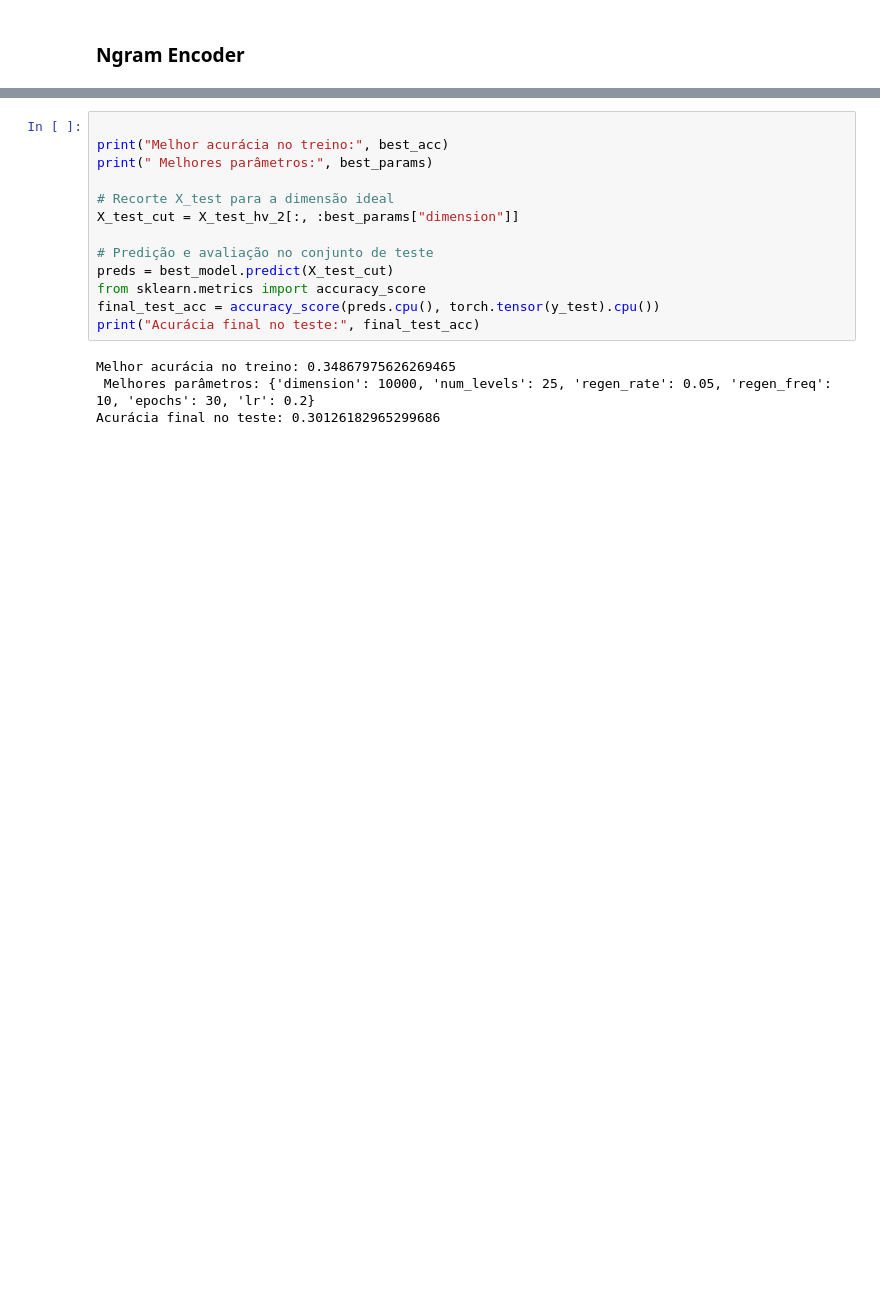
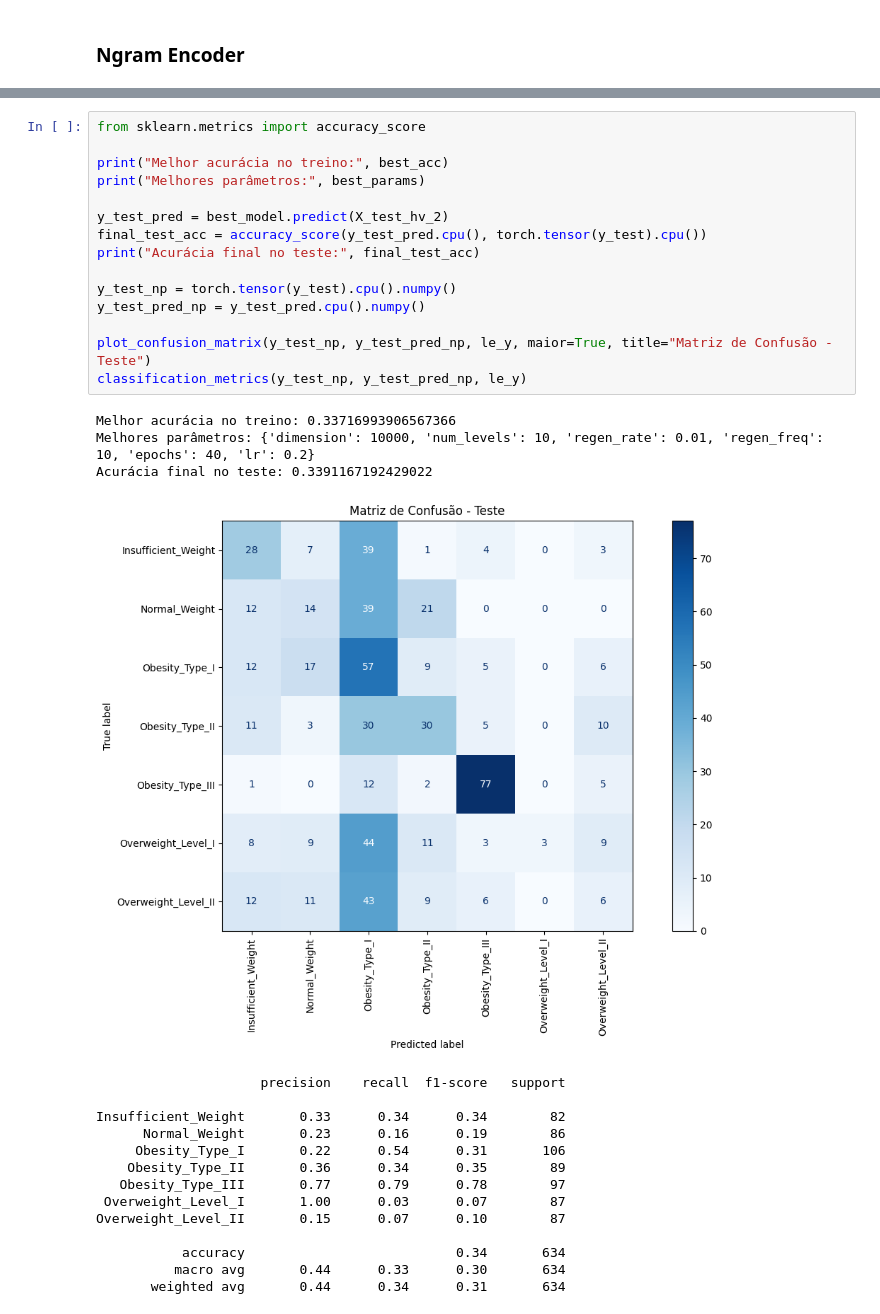
Before and after one commit to Camila-Ferr/Wizard_Green_AI, a Jupyter notebook: notebooks/Dataset1.ipynb, the cells around one changed output, grey strips where cells are left out. Saved outputs shown, nothing was run; the diff lists cells and outputs as text; blank space fills up the shorter version.

```diff
--- a/notebooks/Dataset1.ipynb
+++ b/notebooks/Dataset1.ipynb
@@ -446,18 +462,34 @@ best_model, best_params, best_acc = NeuralHD.grid_search_encoded(
 ... (60 outputs left out)
 # %%
+from sklearn.metrics import accuracy_score
 
 print("Melhor acurácia no treino:", best_acc)
-print(" Melhores parâmetros:", best_params)
+print("Melhores parâmetros:", best_params)
 
-# Recorte X_test para a dimensão ideal
-X_test_cut = X_test_hv_2[:, :best_params["dimension"]]
+y_test_pred = best_model.predict(X_test_hv_2)
+final_test_acc = accuracy_score(y_test_pred.cpu(), torch.tensor(y_test).cpu())
+print("Acurácia final no teste:", final_test_acc)
 
-# Predição e avaliação no conjunto de teste
-preds = best_model.predict(X_test_cut)
-from sklearn.metrics import accuracy_score
-final_test_acc = accuracy_score(preds.cpu(), torch.tensor(y_test).cpu())
-print("Acurácia final no teste:", final_test_acc)
+y_test_np = torch.tensor(y_test).cpu().numpy()
+y_test_pred_np = y_test_pred.cpu().numpy()
+
+plot_confusion_matrix(y_test_np, y_test_pred_np, le_y, maior=True, title="Matriz de Confusão - Teste")
+classification_metrics(y_test_np, y_test_pred_np, le_y)
 # %% [output]
-Melhor acurácia no treino: 0.34867975626269465
- Melhores parâmetros: {'dimension': 10000, 'num_levels': 25, 'regen_rate': 0.05, 'regen_freq': 10, 'epochs': 30, 'lr': 0.2}
-Acurácia final no teste: 0.30126182965299686
+Melhor acurácia no treino: 0.33716993906567366
+Melhores parâmetros: {'dimension': 10000, 'num_levels': 10, 'regen_rate': 0.01, 'regen_freq': 10, 'epochs': 40, 'lr': 0.2}
+Acurácia final no teste: 0.3391167192429022
+[figure, added]
+                     precision    recall  f1-score   support
+
+Insufficient_Weight       0.33      0.34      0.34        82
+      Normal_Weight       0.23      0.16      0.19        86
+     Obesity_Type_I       0.22      0.54      0.31       106
+    Obesity_Type_II       0.36      0.34      0.35        89
+   Obesity_Type_III       0.77      0.79      0.78        97
+ Overweight_Level_I       1.00      0.03      0.07        87
+Overweight_Level_II       0.15      0.07      0.10        87
+
+           accuracy                           0.34       634
+          macro avg       0.44      0.33      0.30       634
+       weighted avg       0.44      0.34      0.31       634
```
Also changed, not shown: parts of 6 cells of this notebook, 4 other files.
